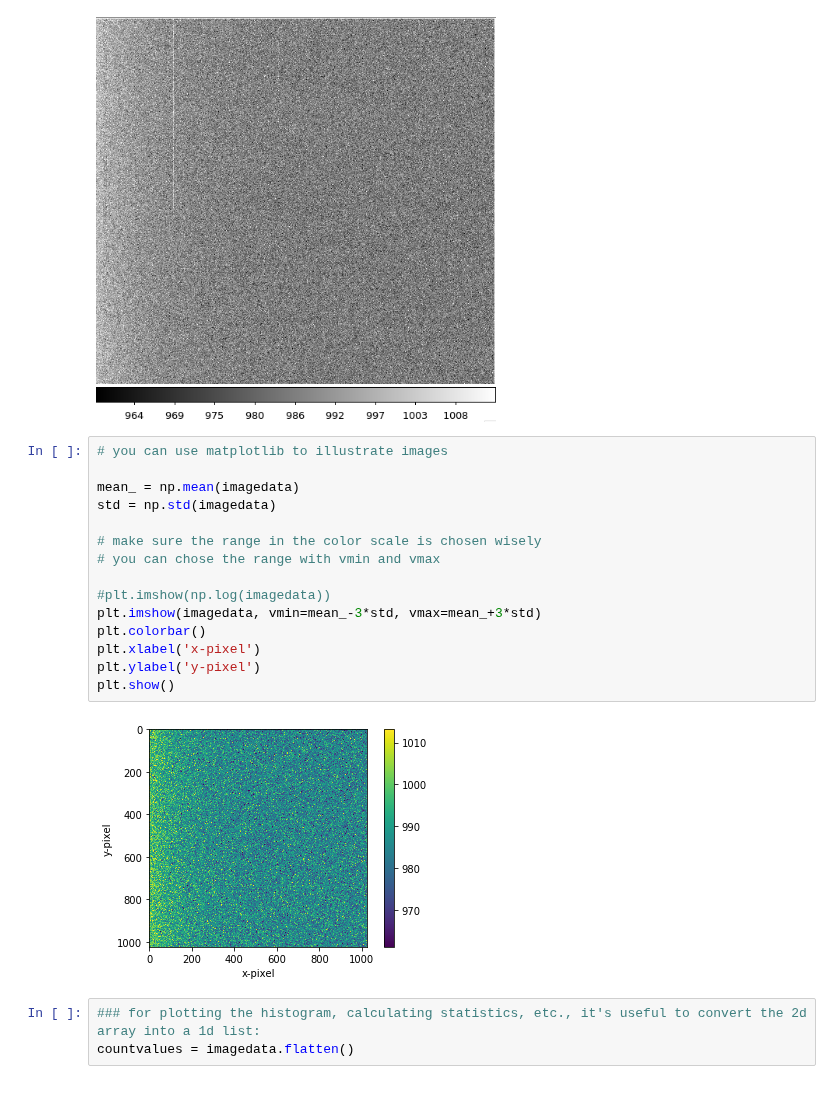
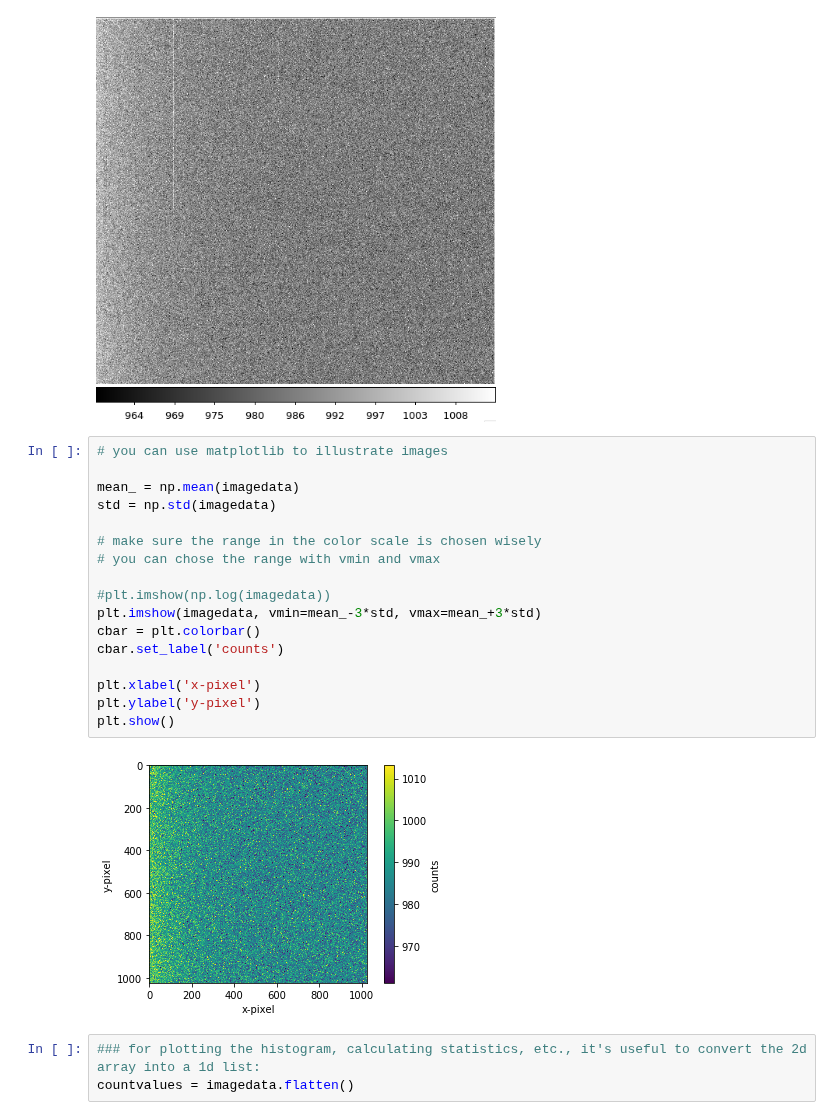
Before and after one commit to sibirrer/PHY517_AST443, a Jupyter notebook: tutorials/FITS images in python.ipynb, the cells around one changed output. Cells and saved outputs as stored; diff of their text form.

```diff
--- a/tutorials/FITS images in python.ipynb
+++ b/tutorials/FITS images in python.ipynb
@@ -81,20 +81,22 @@ Image(filename = "bias.png", width = 400)
 # %%
 # you can use matplotlib to illustrate images
 
 mean_ = np.mean(imagedata)
 std = np.std(imagedata)
 
 # make sure the range in the color scale is chosen wisely
 # you can chose the range with vmin and vmax
 
 #plt.imshow(np.log(imagedata))
 plt.imshow(imagedata, vmin=mean_-3*std, vmax=mean_+3*std)
-plt.colorbar()
+cbar = plt.colorbar()
+cbar.set_label('counts')
+
 plt.xlabel('x-pixel')
 plt.ylabel('y-pixel')
 plt.show()
 # %% [output]
-[figure, old version]
+[figure, new version]
 # %%
 ### for plotting the histogram, calculating statistics, etc., it's useful to convert the 2d array into a 1d list:
 countvalues = imagedata.flatten()
```
Also changed, not shown: parts of 1 cell of this notebook, 1 other file.
